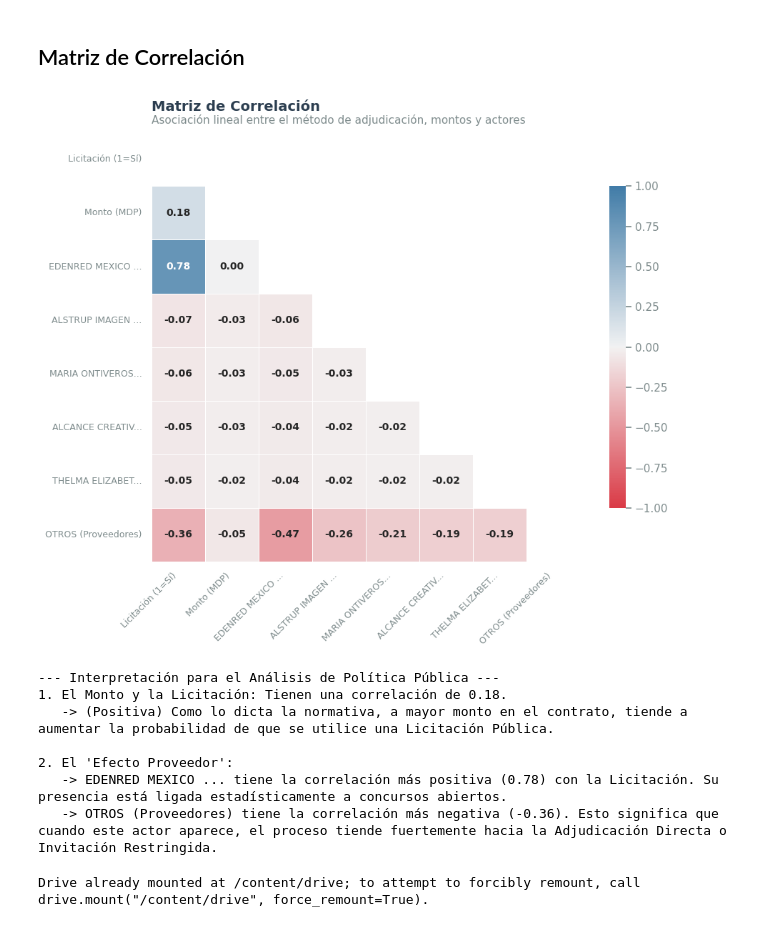
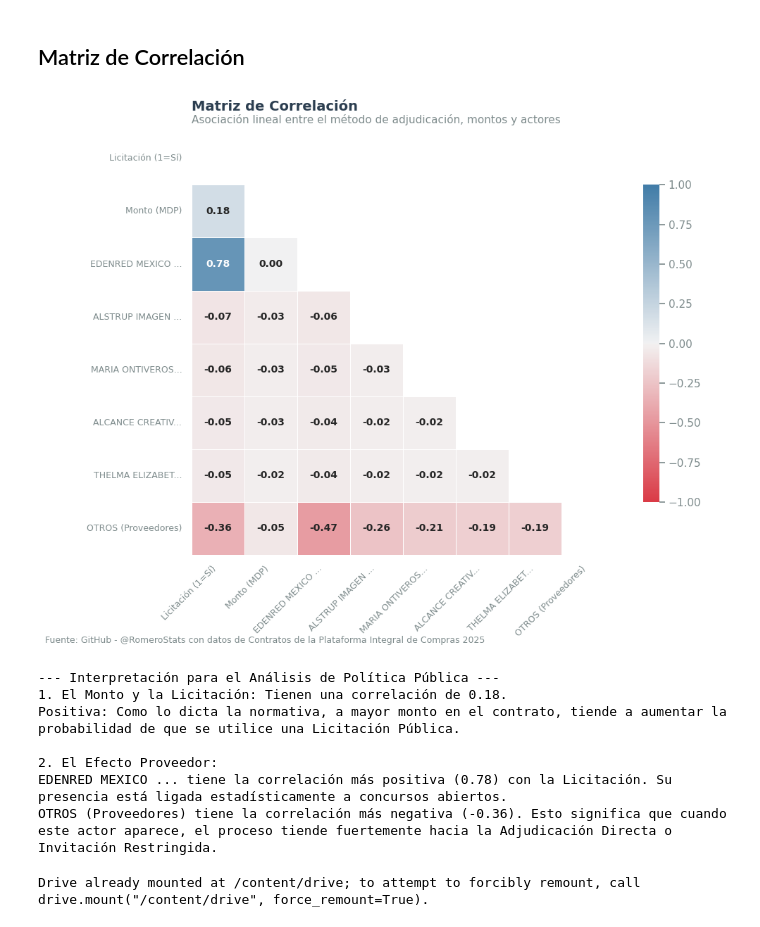
Before and after one commit to RomeroStats/welfare-spending-analysis-2025, a Jupyter notebook: Análisis_Contratos_Bienestar_2025.ipynb, the cells around one changed output. Cells and saved outputs as stored; diff of their text form; code cells hidden in the pictures.

```diff
--- a/Análisis_Contratos_Bienestar_2025.ipynb
+++ b/Análisis_Contratos_Bienestar_2025.ipynb
@@ -161,7 +163,7 @@ if 'df_analisis' in locals() and not df_analisis.empty:
     plt.ylabel('')
     plt.tight_layout()
     plt.savefig('visual_top_proveedores.png', dpi=300)
-    plt.figtext(0.01, 0.01, "Fuente: Elaboración Propia con datos de Contratos de la Plataforma Integral de Compras 2025", ha='left', va='bottom', fontsize=9, color='#7F8C8D')
+    plt.figtext(0.01, 0.01, "Fuente: GitHub - @RomeroStats con datos de Contratos de la Plataforma Integral de Compras 2025", ha='left', va='bottom', fontsize=9, color='#7F8C8D')
     plt.subplots_adjust(bottom=0.15)
     plt.show()
 # %% [output]
@@ -189,7 +191,7 @@ if 'df_analisis' in locals() and not df_analisis.empty:
     plt.ylabel('')
     plt.tight_layout()
     plt.savefig('visual_modalidades.png', dpi=300)
-    plt.figtext(0.01, 0.01, "Fuente: Elaboración Propia con datos de Contratos de la Plataforma Integral de Compras 2025", ha='left', va='bottom', fontsize=9, color='#7F8C8D')
+    plt.figtext(0.01, 0.01, "Fuente: GitHub - @RomeroStats con datos de Contratos de la Plataforma Integral de Compras 2025", ha='left', va='bottom', fontsize=9, color='#7F8C8D')
     plt.subplots_adjust(bottom=0.15)
     plt.show()
 # %% [output]
@@ -222,7 +224,7 @@ if 'df_analisis' in locals() and not df_analisis.empty:
     plt.xlabel('')
     plt.tight_layout()
     plt.savefig('visual_estacionalidad.png', dpi=300)
-    plt.figtext(0.01, 0.01, "Fuente: Elaboración Propia con datos de Contratos de la Plataforma Integral de Compras 2025", ha='left', va='bottom', fontsize=9, color='#7F8C8D')
+    plt.figtext(0.01, 0.01, "Fuente: GitHub - @RomeroStats con datos de Contratos de la Plataforma Integral de Compras 2025", ha='left', va='bottom', fontsize=9, color='#7F8C8D')
     plt.subplots_adjust(bottom=0.15)
     plt.show()
 
@@ -231,9 +233,8 @@ if 'df_analisis' in locals() and not df_analisis.empty:
     # Filtramos solo el mes 4
     df_abril = df_analisis[df_analisis['Fecha_Firma'].dt.month == 4].copy()
 
-    print("\n" + "="*60)
-    print("Detalles del Gasto en el Mes de Abril")
-    print("="*60)
+    print("\n--- Detalles del Gasto en el Mes de Abril ---")
+
 
     if not df_abril.empty:
         # Agrupamos por Título, Proveedor y Tipo de Procedimiento
@@ -242,8 +243,8 @@ if 'df_analisis' in locals() and not df_analisis.empty:
         # Renombramos columnas para presentación
         top_abril.columns = ['Concepto / Expediente', 'Proveedor Adjudicado', 'Tipo de Adjudicación', 'Monto Total (MDP)']
 
-        print(f"   Se encontraron {len(df_abril)} contratos firmados en Abril.")
-        print(f"   A continuación se muestran los 5 contratos con mayor presupuesto de este mes:")
+        print(f"Se encontraron {len(df_abril)} contratos firmados en Abril.")
+        print(f"A continuación se muestran los 5 contratos con mayor presupuesto de este mes:")
 
         display(top_abril.style.format({'Monto Total (MDP)': '{:,.2f}'}))
     else:
@@ -395,7 +391,7 @@ if 'df_analisis' in locals() and not df_analisis.empty:
     ax4.grid(axis='y', linestyle='-', alpha=0.2, color='#BDC3C7')
     ax4.tick_params(axis='both', length=0)
     plt.ylabel('Monto del Contrato (MDP)')
-    plt.figtext(0.01, 0.01, "Fuente: Elaboración Propia con datos de Contratos de la Plataforma Integral de Compras 2025",
+    plt.figtext(0.01, 0.01, "Fuente: GitHub - @RomeroStats con datos de Contratos de la Plataforma Integral de Compras 2025",
                 ha='left', va='bottom', fontsize=9, color='#7F8C8D')
 
     plt.subplots_adjust(top=0.82, bottom=0.15)
@@ -650,8 +650,8 @@ El modelo esperaba adjudicación directa, pero la institución gastó tiempo y r
 # %%
 if 'df_ml' in locals() and not df_ml.empty:
 
-    # 1. Preparar los datos para la correlación
-    # Seleccionamos la variable objetivo, el monto y creamos variables binarias para los top 5 proveedores + OTROS
+    # Preparación de los datos para la correlación
+    # Seleccionamos la variable objetivo, el monto y creamos variables binarias para los proveedores
     top_5_prov = df_ml['Proveedor o contratista'].value_counts().head(5).index
 
     df_corr = pd.DataFrame({
@@ -659,7 +659,7 @@ if 'df_ml' in locals() and not df_ml.empty:
         'Monto (MDP)': df_ml['Monto_MDP']
     })
 
-    # Añadir los 5 proveedores principales como columnas (1 si es el proveedor, 0 si no)
+    # Añade los 5 proveedores principales como columnas (1 si es el proveedor, 0 si no)
     for prov in top_5_prov:
         # Acortamos el nombre para que quepa bien en la gráfica
         nombre_corto = str(prov)[:15] + "..."
@@ -667,63 +667,65 @@ if 'df_ml' in locals() and not df_ml.empty:
 
     df_corr['OTROS (Proveedores)'] = (df_ml['Proveedor_Top'] == 'OTROS').astype(int)
 
-    # 2. Calcular la matriz de correlación de Pearson
+    # Calculamos la matriz de correlación de Pearson
     matriz_corr = df_corr.corr()
 
-    # 3. Configurar la visualización
+    # Configuración de la visualización
     plt.figure(figsize=(10, 8))
     ax_corr = plt.gca()
 
-    # Crear una máscara para ocultar la mitad superior (ya que es un espejo)
+    # Se crea una máscara para ocultar la mitad superior
     mask = np.triu(np.ones_like(matriz_corr, dtype=bool))
 
-    # Generar el mapa de calor (Heatmap)
-    # Usamos un mapa de colores divergente (rojo para negativo, azul para positivo)
+    # Generación el mapa de calor
+    # Usamos un mapa de colores divergente
     cmap_divergente = sns.diverging_palette(10, 240, as_cmap=True)
 
     sns.heatmap(matriz_corr, mask=mask, cmap=cmap_divergente, vmax=1, vmin=-1,
                 center=0, annot=True, fmt=".2f", square=True, linewidths=.5,
                 cbar_kws={"shrink": .75}, annot_kws={"size": 10, "weight": "bold"})
 
-    # Aplicar estilos personalizados
+    # Aplicación de estilos personalizados
     plt.title('Matriz de Correlación\n', loc='left', fontsize=14, color=C_AZUL, fontweight='bold')
     plt.text(0, 1.02, "Asociación lineal entre el método de adjudicación, montos y actores",
              transform=ax_corr.transAxes, fontsize=11, color='#7F8C8D')
 
     plt.xticks(rotation=45, ha='right', fontsize=9)
     plt.yticks(fontsize=9)
 
     plt.tight_layout()
     plt.savefig('visual_correlacion.png', dpi=300)
+    plt.figtext(0.01, 0.01, "Fuente: GitHub - @RomeroStats con datos de Contratos de la Plataforma Integral de Compras 2025",
+                ha='left', va='bottom', fontsize=9, color='#7F8C8D')
     plt.show()
 
-    # 4. Interpretación Automática
+    # Interpretación Automática
     print("\n--- Interpretación para el Análisis de Política Pública ---")
     corr_monto = matriz_corr.loc['Licitación (1=Sí)', 'Monto (MDP)']
     print(f"1. El Monto y la Licitación: Tienen una correlación de {corr_monto:.2f}.")
     if corr_monto > 0:
-        print("   -> (Positiva) Como lo dicta la normativa, a mayor monto en el contrato, tiende a aumentar la probabilidad de que se utilice una Licitación Pública.")
+        print("Positiva: Como lo dicta la normativa, a mayor monto en el contrato, tiende a aumentar la probabilidad de que se utilice una Licitación Pública.")
 
-    # Buscar el proveedor más asociado a licitación y el más asociado a adjudicación
+    # Se busca al proveedor más asociado a licitación y el más asociado a adjudicación
     corr_proveedores = matriz_corr.loc['Licitación (1=Sí)'].drop(['Licitación (1=Sí)', 'Monto (MDP)'])
     prov_max = corr_proveedores.idxmax()
     prov_min = corr_proveedores.idxmin()
 
-    print(f"\n2. El 'Efecto Proveedor':")
-    print(f"   -> {prov_max} tiene la correlación más positiva ({corr_proveedores[prov_max]:.2f}) con la Licitación. Su presencia está ligada estadísticamente a concursos abiertos.")
-    print(f"   -> {prov_min} tiene la correlación más negativa ({corr_proveedores[prov_min]:.2f}). Esto significa que cuando este actor aparece, el proceso tiende fuertemente hacia la Adjudicación Directa o Invitación Restringida.")
+    print(f"\n2. El Efecto Proveedor:")
+    print(f"{prov_max} tiene la correlación más positiva ({corr_proveedores[prov_max]:.2f}) con la Licitación. Su presencia está ligada estadísticamente a concursos abiertos.")
+    print(f"{prov_min} tiene la correlación más negativa ({corr_proveedores[prov_min]:.2f}). Esto significa que cuando este actor aparece, el proceso tiende fuertemente hacia la Adjudicación Directa o Invitación Restringida.")
 
 else:
     print("Primero debes ejecutar la preparación de datos del Bloque 7.")
 # %% [output]
-[figure, old version]
+[figure, new version]
 --- Interpretación para el Análisis de Política Pública ---
 1. El Monto y la Licitación: Tienen una correlación de 0.18.
-   -> (Positiva) Como lo dicta la normativa, a mayor monto en el contrato, tiende a aumentar la probabilidad de que se utilice una Licitación Pública.
+Positiva: Como lo dicta la normativa, a mayor monto en el contrato, tiende a aumentar la probabilidad de que se utilice una Licitación Pública.
 
-2. El 'Efecto Proveedor':
-   -> EDENRED MEXICO ... tiene la correlación más positiva (0.78) con la Licitación. Su presencia está ligada estadísticamente a concursos abiertos.
-   -> OTROS (Proveedores) tiene la correlación más negativa (-0.36). Esto significa que cuando este actor aparece, el proceso tiende fuertemente hacia la Adjudicación Directa o Invitación Restringida.
+2. El Efecto Proveedor:
+EDENRED MEXICO ... tiene la correlación más positiva (0.78) con la Licitación. Su presencia está ligada estadísticamente a concursos abiertos.
+OTROS (Proveedores) tiene la correlación más negativa (-0.36). Esto significa que cuando este actor aparece, el proceso tiende fuertemente hacia la Adjudicación Directa o Invitación Restringida.
 # %%
 from google.colab import drive
 drive.mount('/content/drive')
```
Also changed, not shown: parts of 7 cells of this notebook.
